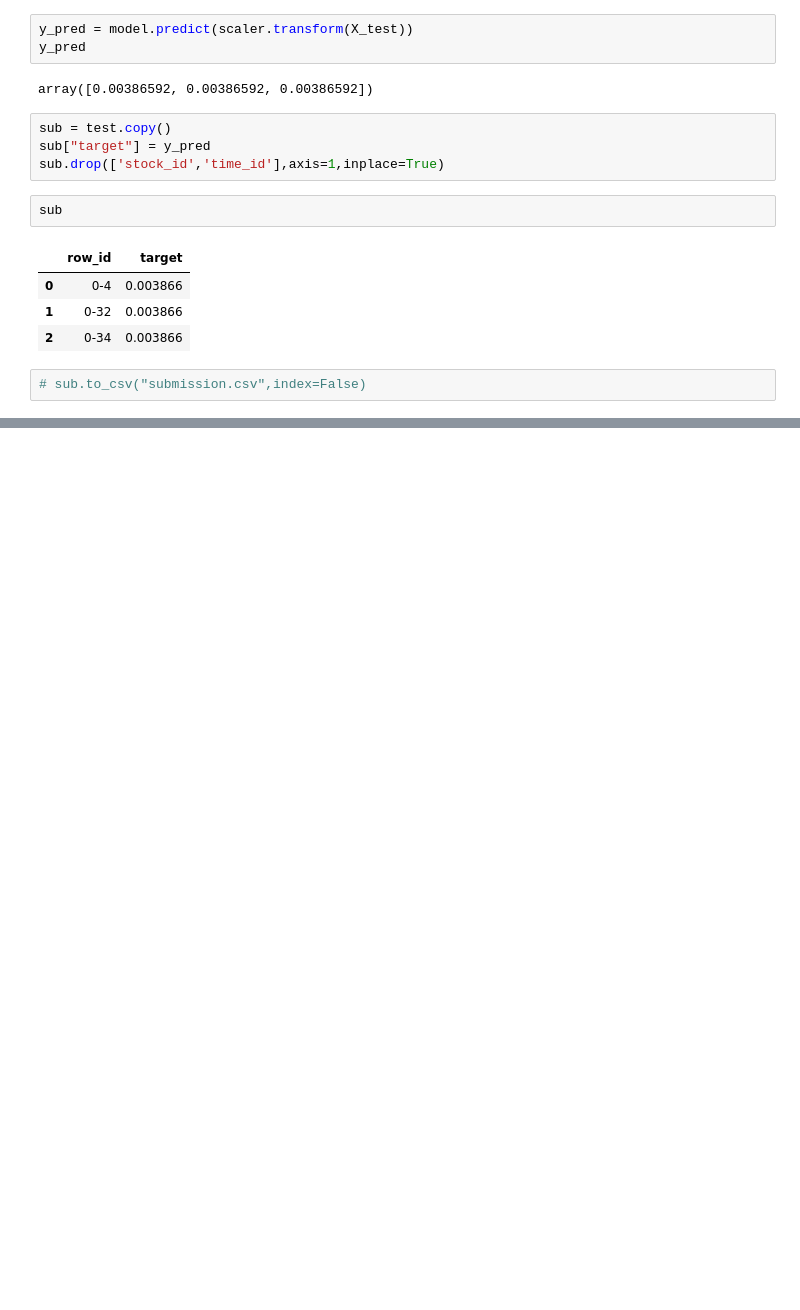
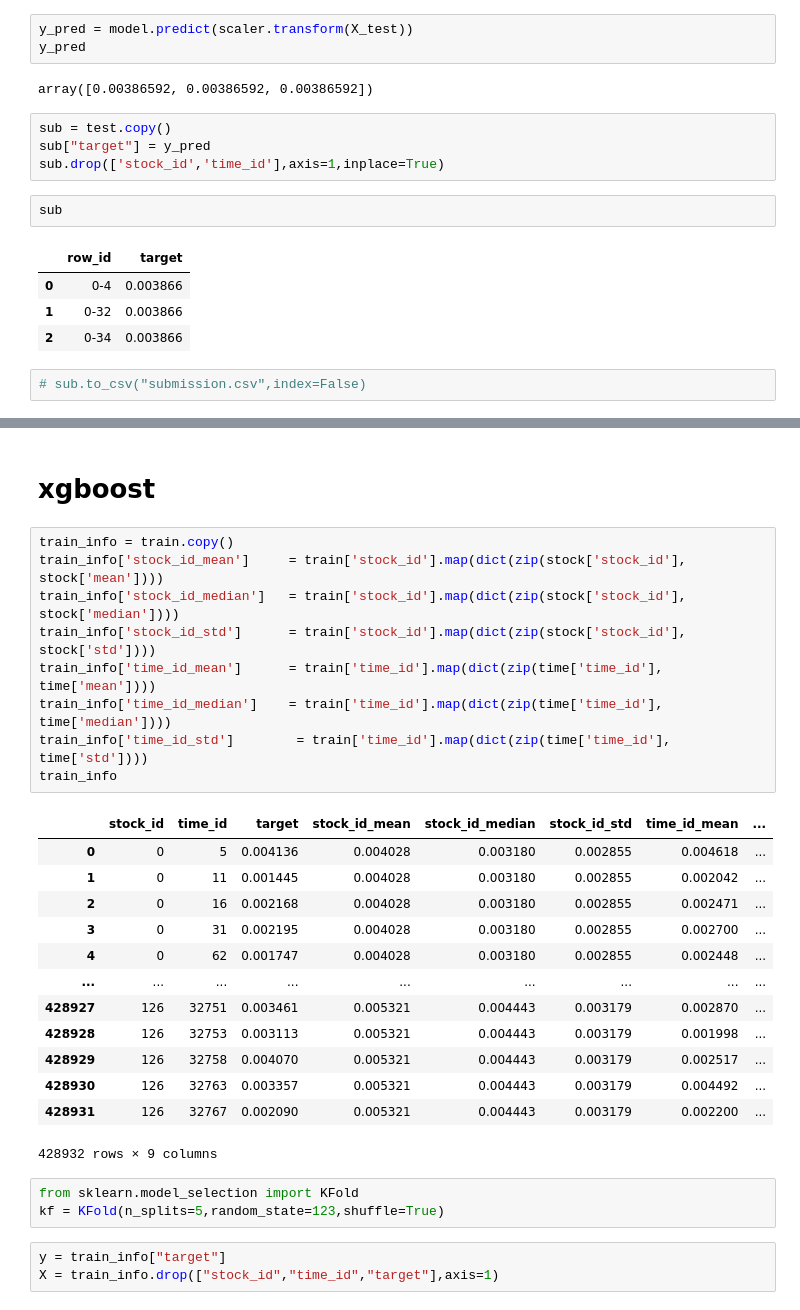
Before and after one commit to mahiro72/kaggle_OptiverRealizedVolatilityPrediction, a Jupyter notebook: eda/eda_0811.ipynb, the cells around one changed output, grey strips where cells are left out. Cells and saved outputs as stored; diff of their text form; blank space fills up the shorter version.

Commit message:
08/14 xgboost

```diff
--- a/eda/eda_0811.ipynb
+++ b/eda/eda_0811.ipynb
@@ -562,0 +620,31 @@ sub
+# %% [markdown]
+# xgboost
+# %%
+train_info = train.copy()
+train_info['stock_id_mean']     = train['stock_id'].map(dict(zip(stock['stock_id'], stock['mean'])))
+train_info['stock_id_median']   = train['stock_id'].map(dict(zip(stock['stock_id'], stock['median'])))
+train_info['stock_id_std']      = train['stock_id'].map(dict(zip(stock['stock_id'], stock['std'])))
+train_info['time_id_mean']      = train['time_id'].map(dict(zip(time['time_id'], time['mean'])))
+train_info['time_id_median']    = train['time_id'].map(dict(zip(time['time_id'], time['median'])))
+train_info['time_id_std']        = train['time_id'].map(dict(zip(time['time_id'], time['std'])))
+train_info
+# %% [output]
+|  | stock_id | time_id | target | stock_id_mean | stock_id_median | stock_id_std | time_id_mean | ... |
+| 0 | 0 | 5 | 0.004136 | 0.004028 | 0.003180 | 0.002855 | 0.004618 | ... |
+| 1 | 0 | 11 | 0.001445 | 0.004028 | 0.003180 | 0.002855 | 0.002042 | ... |
+| 2 | 0 | 16 | 0.002168 | 0.004028 | 0.003180 | 0.002855 | 0.002471 | ... |
+| 3 | 0 | 31 | 0.002195 | 0.004028 | 0.003180 | 0.002855 | 0.002700 | ... |
+| 4 | 0 | 62 | 0.001747 | 0.004028 | 0.003180 | 0.002855 | 0.002448 | ... |
+| ... | ... | ... | ... | ... | ... | ... | ... | ... |
+| 428927 | 126 | 32751 | 0.003461 | 0.005321 | 0.004443 | 0.003179 | 0.002870 | ... |
+| 428928 | 126 | 32753 | 0.003113 | 0.005321 | 0.004443 | 0.003179 | 0.001998 | ... |
+| 428929 | 126 | 32758 | 0.004070 | 0.005321 | 0.004443 | 0.003179 | 0.002517 | ... |
+| 428930 | 126 | 32763 | 0.003357 | 0.005321 | 0.004443 | 0.003179 | 0.004492 | ... |
+| 428931 | 126 | 32767 | 0.002090 | 0.005321 | 0.004443 | 0.003179 | 0.002200 | ... |
+428932 rows × 9 columns
+# %%
+from sklearn.model_selection import KFold
+kf = KFold(n_splits=5,random_state=123,shuffle=True)
+# %%
+y = train_info["target"]
+X = train_info.drop(["stock_id","time_id","target"],axis=1)
```
Also changed, not shown: parts of 23 cells of this notebook, 2 other files.
